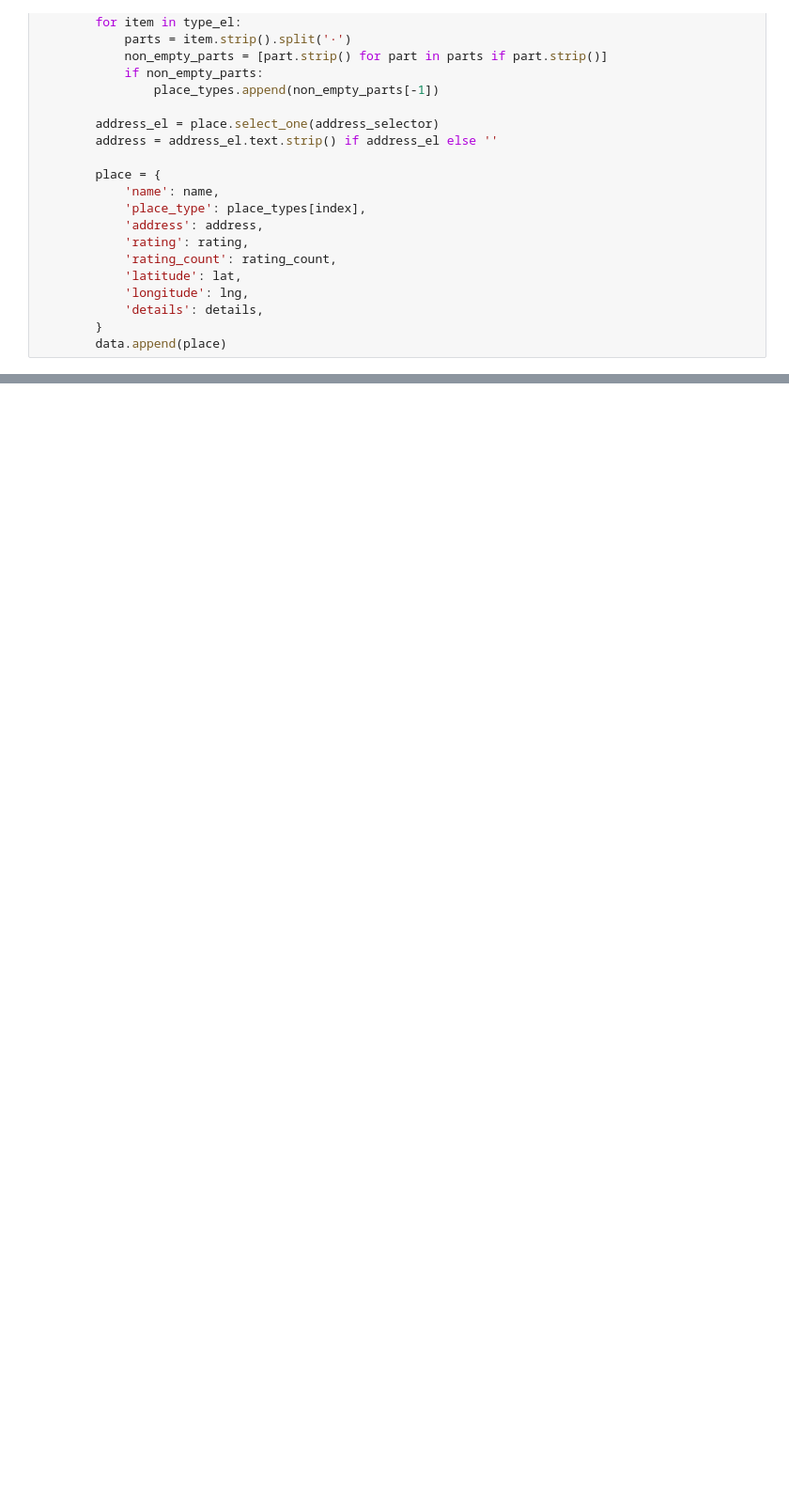
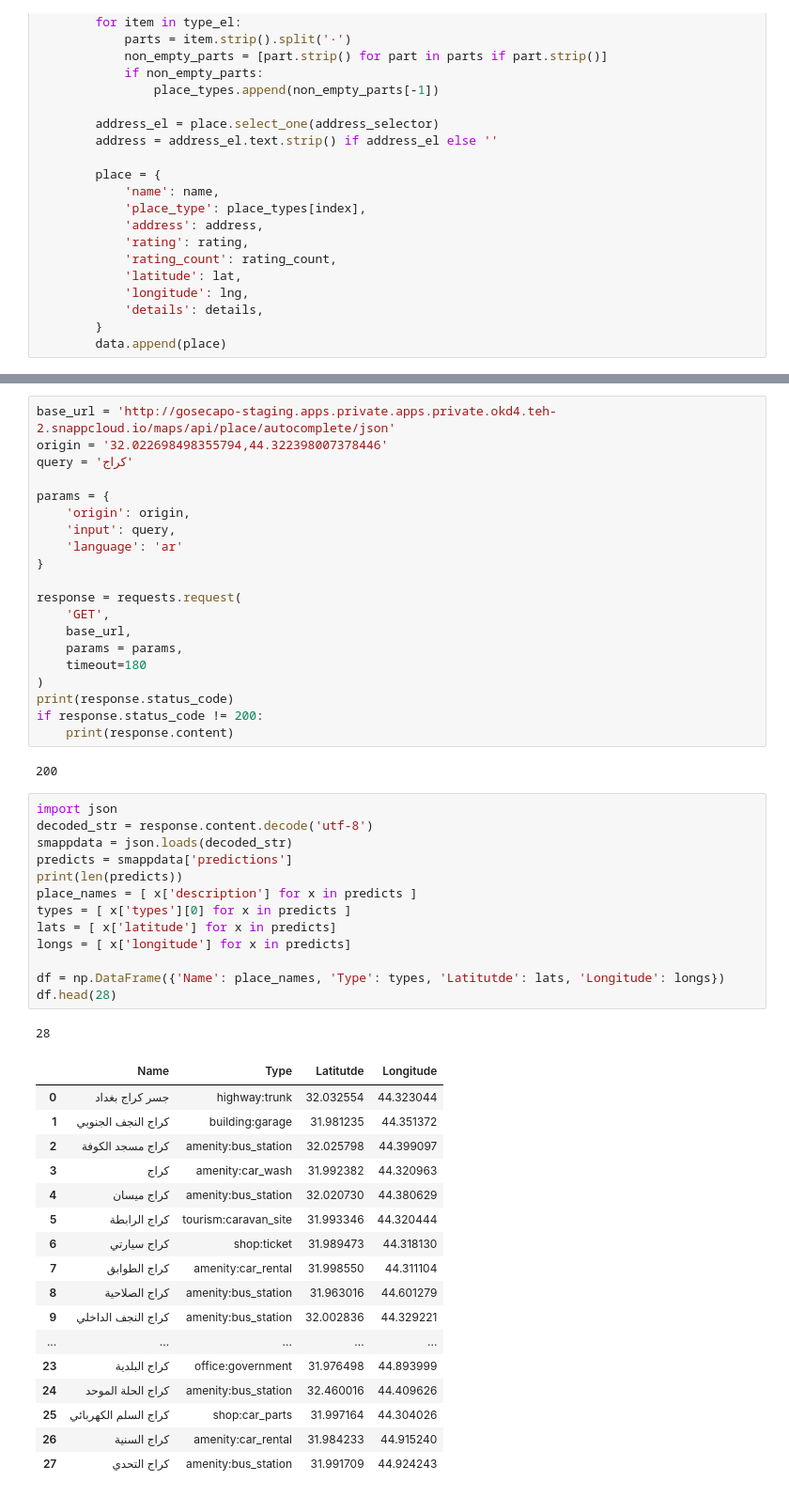
Before and after one commit to qzaidi/mlscratchpad, a Jupyter notebook: gmaps-scrape.ipynb, the cells around one changed output, grey strips where cells are left out. Shown: that part at 94% size. Drawn from its saved outputs; the diff is of its cells as text; blank space fills up the shorter version.

```diff
--- a/gmaps-scrape.ipynb
+++ b/gmaps-scrape.ipynb
@@ -133,0 +138,54 @@ print(data[0:5])
+# %%
+base_url = 'http://gosecapo-staging.apps.private.apps.private.okd4.teh-2.snappcloud.io/maps/api/place/autocomplete/json'
+origin = '32.022698498355794,44.322398007378446'
+query = 'كراج'
+
+params = {
+    'origin': origin,
+    'input': query,
+    'language': 'ar'
+}
+
+response = requests.request(
+	'GET',
+	base_url,
+    params = params,
+	timeout=180
+)
+print(response.status_code)
+if response.status_code != 200:
+    print(response.content)
+# %% [output]
+200
+# %%
+import json
+decoded_str = response.content.decode('utf-8')
+smappdata = json.loads(decoded_str)
+predicts = smappdata['predictions']
+print(len(predicts))
+place_names = [ x['description'] for x in predicts ]
+types = [ x['types'][0] for x in predicts ]
+lats = [ x['latitude'] for x in predicts]
+longs = [ x['longitude'] for x in predicts]
+
+df = np.DataFrame({'Name': place_names, 'Type': types, 'Latitutde': lats, 'Longitude': longs})
+df.head(28)
+# %% [output]
+28
+|  | Name | Type | Latitutde | Longitude |
+| 0 | جسر كراج بغداد | highway:trunk | 32.032554 | 44.323044 |
+| 1 | كراج النجف الجنوبي | building:garage | 31.981235 | 44.351372 |
+| 2 | كراج مسجد الكوفة | amenity:bus_station | 32.025798 | 44.399097 |
+| 3 | كراج | amenity:car_wash | 31.992382 | 44.320963 |
+| 4 | كراج ميسان | amenity:bus_station | 32.020730 | 44.380629 |
+| 5 | كراج الرابطة | tourism:caravan_site | 31.993346 | 44.320444 |
+| 6 | كراج سيارتي | shop:ticket | 31.989473 | 44.318130 |
+| 7 | كراج الطوابق | amenity:car_rental | 31.998550 | 44.311104 |
+| 8 | كراج الصلاحية | amenity:bus_station | 31.963016 | 44.601279 |
+| 9 | كراج النجف الداخلي | amenity:bus_station | 32.002836 | 44.329221 |
+| ... | ... | ... | ... | ... |
+| 23 | كراج البلدية | office:government | 31.976498 | 44.893999 |
+| 24 | كراج الحلة الموحد | amenity:bus_station | 32.460016 | 44.409626 |
+| 25 | كراج السلم الكهربائي | shop:car_parts | 31.997164 | 44.304026 |
+| 26 | كراج السنية | amenity:car_rental | 31.984233 | 44.915240 |
+| 27 | كراج التحدي | amenity:bus_station | 31.991709 | 44.924243 |
```
Also changed, not shown: parts of 7 cells of this notebook.
